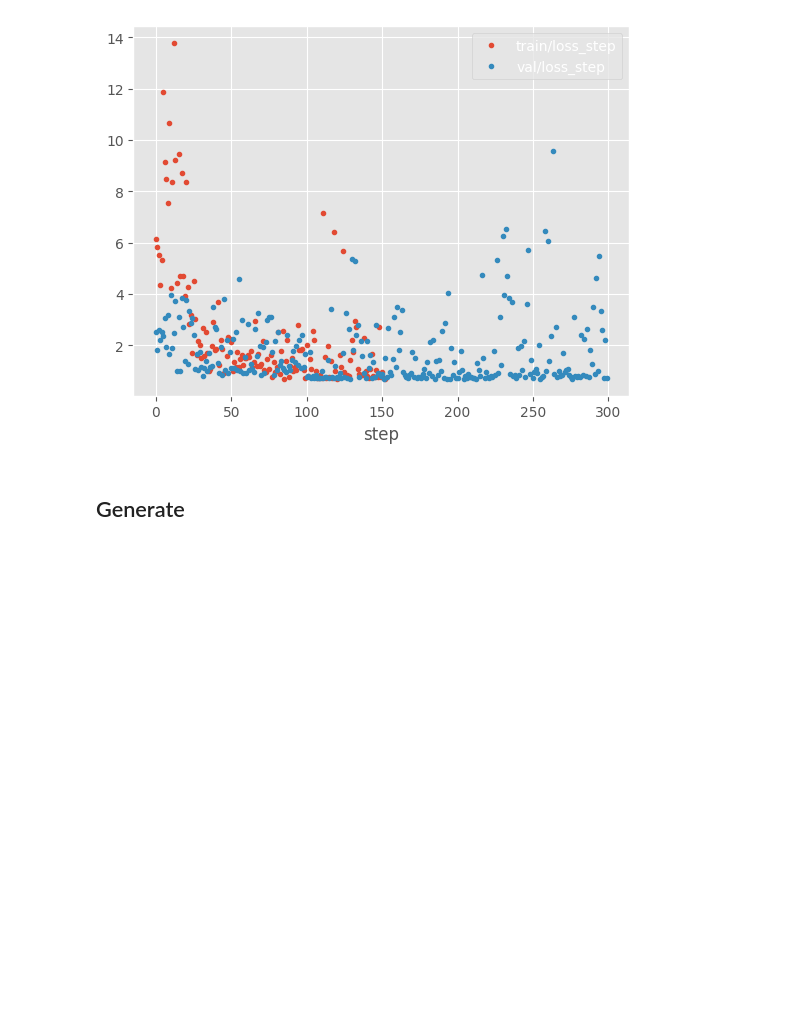
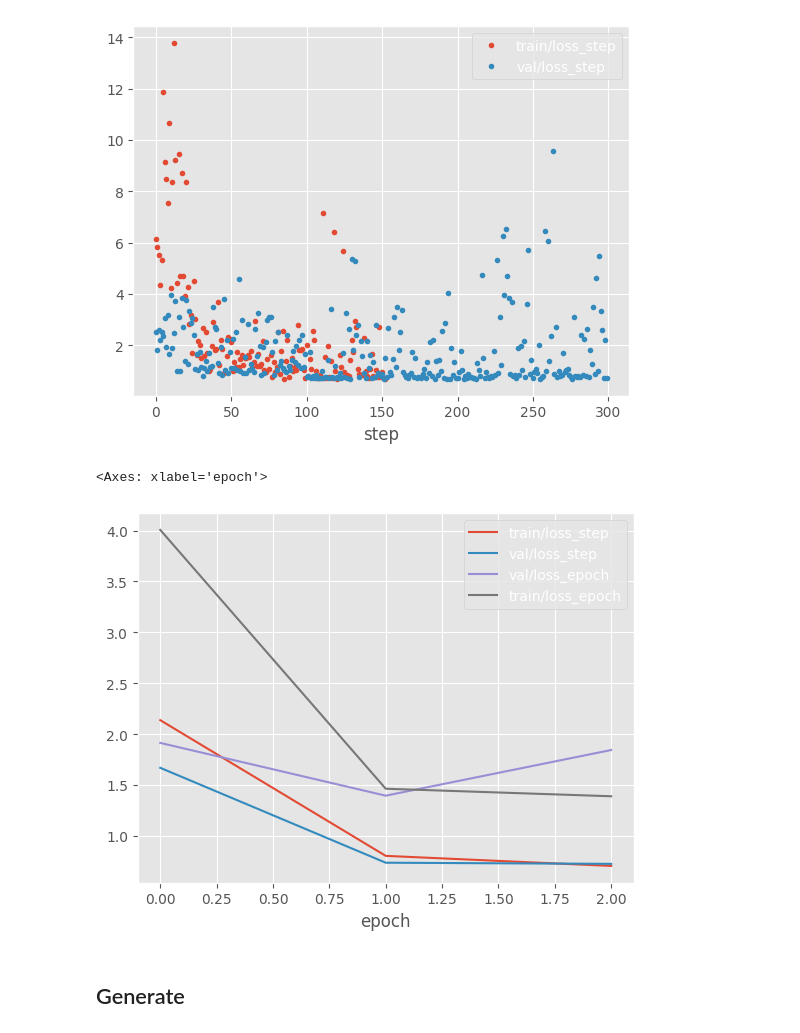
Before and after one commit to wassname/LoRA_are_lie_detectors, a Jupyter notebook: notebooks/01_mjc_lie_loss.ipynb, the cells around one changed output. Cells and saved outputs as stored; diff of their text form; code cells hidden in the pictures; blank space fills up the shorter version.

```diff
--- a/notebooks/01_mjc_lie_loss.ipynb
+++ b/notebooks/01_mjc_lie_loss.ipynb
@@ -293,7 +293,7 @@ PosixPath('/media/wassname/SGIronWolf/projects5/elk/sgd_probes_are_lie_detectors
 # %%
 from src.helpers.lightning import read_metrics_csv
 
-_, df_hist = read_metrics_csv(trainer1.logger.experiment.metrics_file_path)
+df_histe, df_hist = read_metrics_csv(trainer1.logger.experiment.metrics_file_path)
 df_hist[['train/loss_step', 'val/loss_step']].plot(style='.')
 df_hist
 # %% [output]
@@ -312,6 +312,11 @@ df_hist
 | 299 | NaN | 0.725879 |
 300 rows × 2 columns
 [figure]
+# %%
+df_histe.drop(columns=['step']).plot()
+# %% [output]
+<Axes: xlabel='epoch'>
+[figure, added]
 # %% [markdown]
 ## Generate
 # %%
```
Also changed, not shown: 5 other files.
